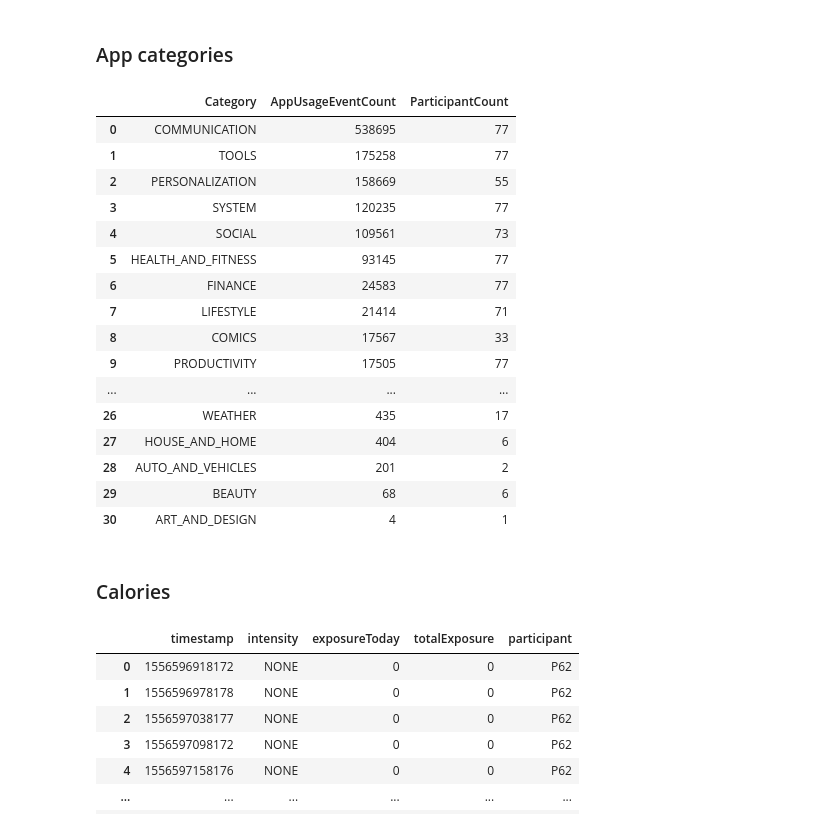
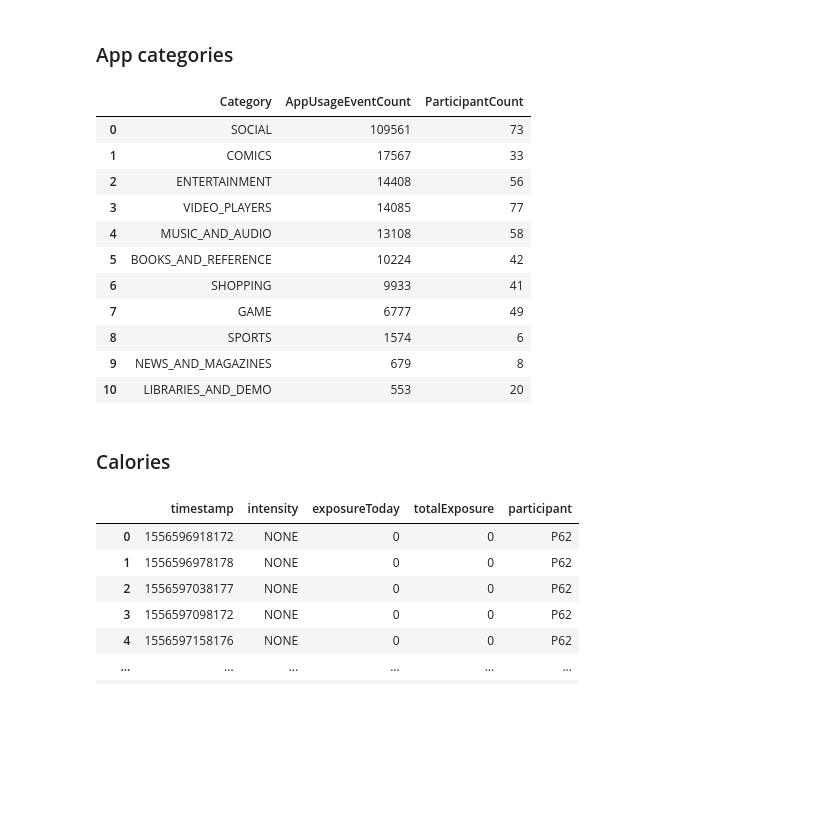
Before and after one commit to mauro-vb/quantitative-methods-analysis-project, a Jupyter notebook: data_exploration.ipynb, the cells around one changed output. Saved outputs shown, nothing was run; the diff lists cells and outputs as text; code cells hidden in the pictures; blank space fills up the shorter version.

```diff
--- a/data_exploration.ipynb
+++ b/data_exploration.ipynb
@@ -116,36 +116,36 @@ esm_data = pd.read_csv(esm_file_path)
 ## Data Exploration
 # %% [markdown]
 ### App categories
+# %%
+entertainment_categories = ['SOCIAL','SHOPPING','BOOKS_AND_REFERENCE',
+                            'COMICS','MUSIC_AND_AUDIO', 'GAME','ENTERTAINMENT','VIDEO_PLAYERS',
+                            'SPORTS', 'LIBRARIES_AND_DEMO','NEWS_AND_MAGAZINES']
 # %%
 # Group the data first by category and participant, then count the number of unique participants
-participant_counts = smartphone_data["AppUsageEvent"].groupby(['category', 'participant']).size().groupby('category').count()
+entertainment_df = smartphone_data["AppUsageEvent"][smartphone_data["AppUsageEvent"]["category"].isin(entertainment_categories)]
+participant_counts = entertainment_df.groupby(['category', 'participant']).size().groupby('category').count()
 
 # Combine the app counts and participant counts into a DataFrame
-category_counts = smartphone_data["AppUsageEvent"].category.value_counts().reset_index()
+category_counts = entertainment_df.category.value_counts().reset_index()
 category_counts.columns = ['Category', 'AppUsageEventCount']
 category_counts['ParticipantCount'] = category_counts['Category'].map(participant_counts)
 
 category_counts
 # %% [output]
 |  | Category | AppUsageEventCount | ParticipantCount |
-| 0 | COMMUNICATION | 538695 | 77 |
-| 1 | TOOLS | 175258 | 77 |
-| 2 | PERSONALIZATION | 158669 | 55 |
-| 3 | SYSTEM | 120235 | 77 |
-| 4 | SOCIAL | 109561 | 73 |
-| 5 | HEALTH_AND_FITNESS | 93145 | 77 |
-| 6 | FINANCE | 24583 | 77 |
-| 7 | LIFESTYLE | 21414 | 71 |
-| 8 | COMICS | 17567 | 33 |
-| 9 | PRODUCTIVITY | 17505 | 77 |
-| ... | ... | ... | ... |
-| 26 | WEATHER | 435 | 17 |
-| 27 | HOUSE_AND_HOME | 404 | 6 |
-| 28 | AUTO_AND_VEHICLES | 201 | 2 |
-| 29 | BEAUTY | 68 | 6 |
-| 30 | ART_AND_DESIGN | 4 | 1 |
+| 0 | SOCIAL | 109561 | 73 |
+| 1 | COMICS | 17567 | 33 |
+| 2 | ENTERTAINMENT | 14408 | 56 |
+| 3 | VIDEO_PLAYERS | 14085 | 77 |
+| 4 | MUSIC_AND_AUDIO | 13108 | 58 |
+| 5 | BOOKS_AND_REFERENCE | 10224 | 42 |
+| 6 | SHOPPING | 9933 | 41 |
+| 7 | GAME | 6777 | 49 |
+| 8 | SPORTS | 1574 | 6 |
+| 9 | NEWS_AND_MAGAZINES | 679 | 8 |
+| 10 | LIBRARIES_AND_DEMO | 553 | 20 |
-# %% [markdown]
-### Calories
+# %% [markdown]
+### Calories
 # %%
 calories_df = df_to_timeseries(wearable_data["Calorie"])
 df
```
Also changed, not shown: parts of 30 cells of this notebook, 1 other file.
